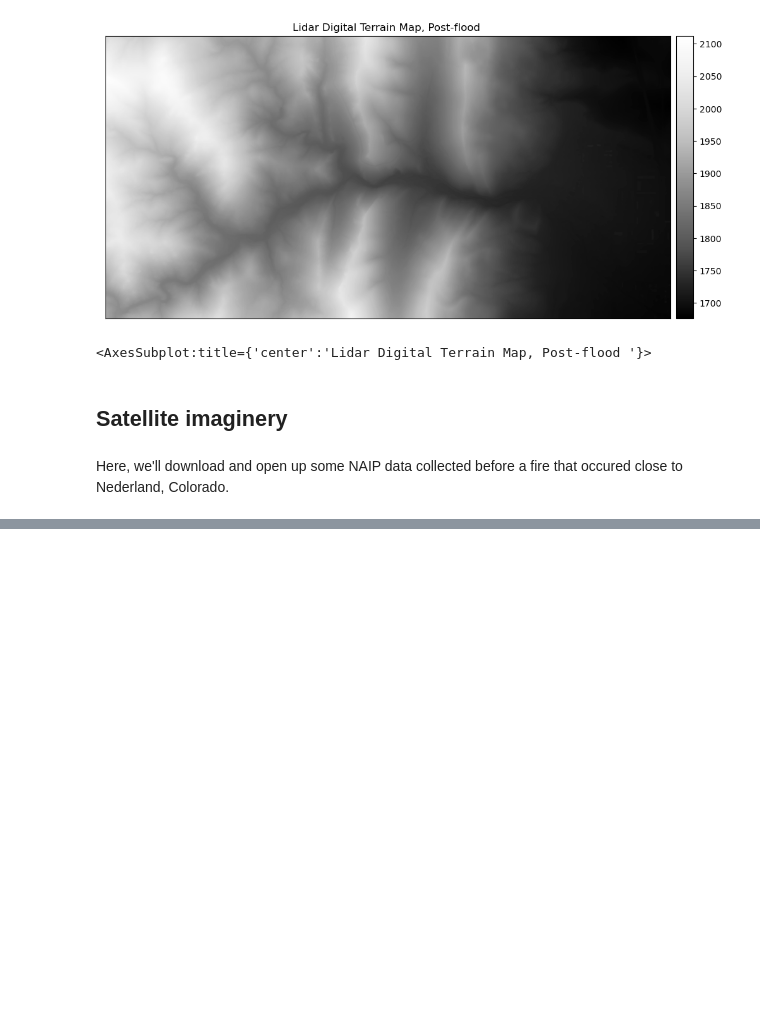
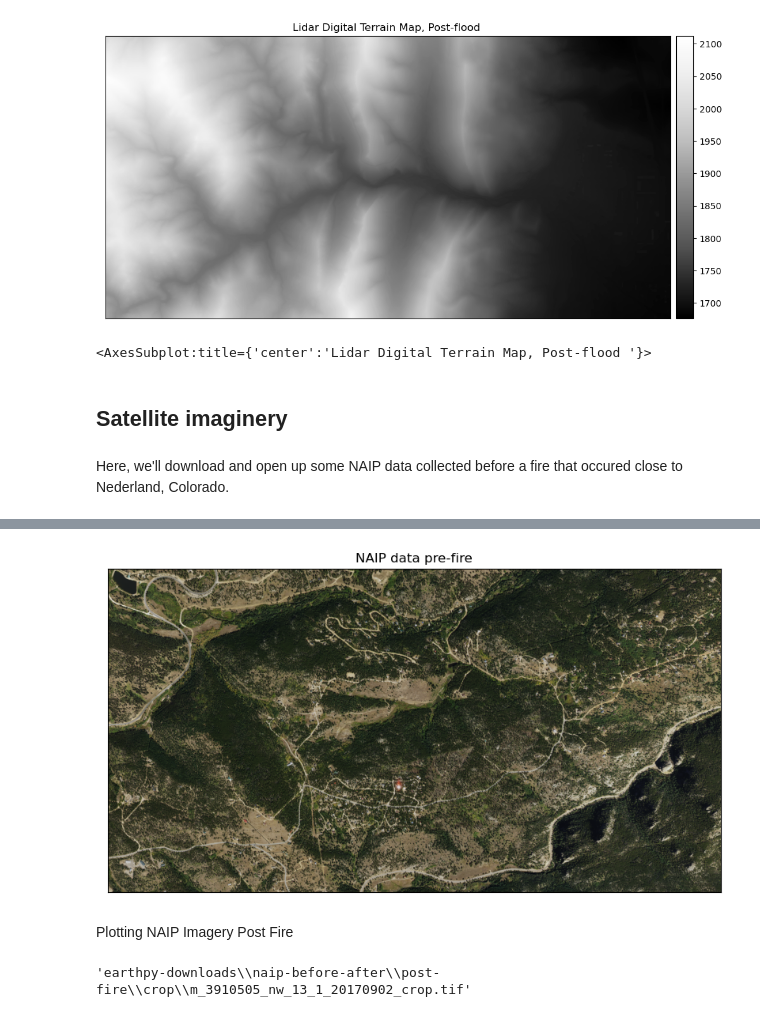
Before and after one commit to I-Sobe/UC_earth_data_science_course, a Jupyter notebook: raster data for eds.ipynb, the cells around one changed output, grey strips where cells are left out. Drawn from its saved outputs; the diff is of its cells as text; code cells hidden in the pictures; blank space fills up the shorter version.

```diff
--- a/raster data for eds.ipynb
+++ b/raster data for eds.ipynb
@@ -182,0 +212,19 @@ naip_pre_fire
+# %%
+# plotting a color image
+ep.plot_rgb(naip_pre_fire.values, title="NAIP data pre-fire")
+plt.show()
+# %% [output]
+[figure, added]
+# %% [markdown]
+Plotting NAIP Imagery Post Fire
+# %%
+# Create a path for the data file - notice it is a .tif file
+naip_post_fire_path = os.path.join("earthpy-downloads",
+                                   "naip-before-after",
+                                   "post-fire",
+                                   "crop",
+                                   "m_3910505_nw_13_1_20170902_crop.tif")
+
+naip_post_fire_path
+# %% [output]
+'earthpy-downloads\\naip-before-after\\post-fire\\crop\\m_3910505_nw_13_1_20170902_crop.tif'
```
Also changed, not shown: parts of 7 cells of this notebook.
